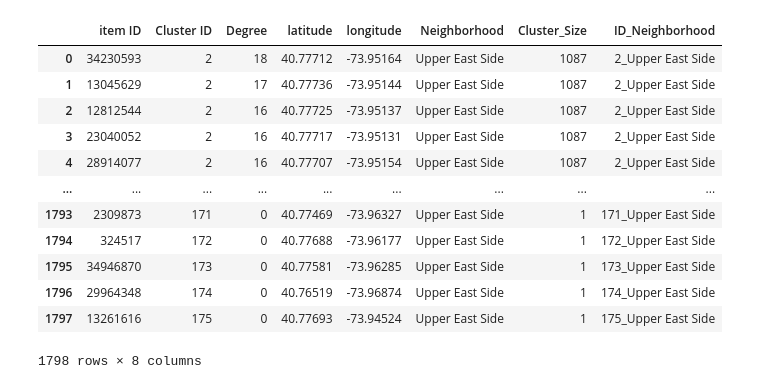
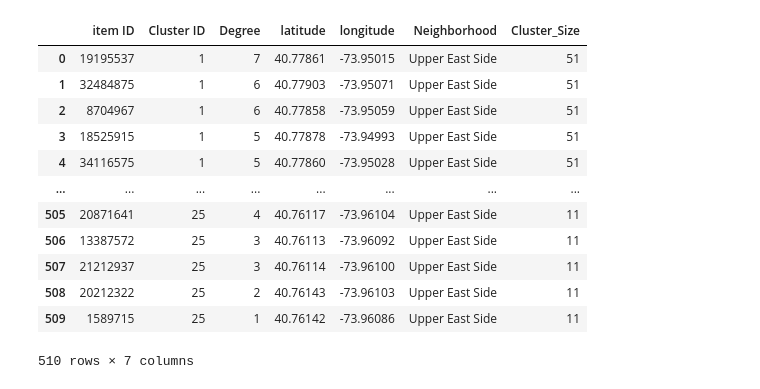
Before and after one commit to sayarghoshroy/LoClus, a Jupyter notebook: draw_clusters.ipynb, the cells around one changed output. Saved outputs shown, nothing was run; the diff lists cells and outputs as text; code cells hidden in the pictures.

```diff
--- a/draw_clusters.ipynb
+++ b/draw_clusters.ipynb
@@ -19,30 +21,39 @@ mapbox_token = '_'
 px.set_mapbox_access_token(mapbox_token)
 # %%
 path = 'drive/My Drive/place2crash_data/results/'
-# %%
-cscale = [[0.0, 'rgb(165,0,38)'],
-          [0.004, 'rgb(215,48,39)'],
-          [0.01, 'rgb(250, 152, 122)'],
-          [0.08, 'rgb(208, 254, 144)'],
-          [0.1, 'rgb(0, 255, 179)'],
-          [0.3, 'rgb(171,217,233)'],
-          [0.7, 'rgb(116,173,209)'],
-          [0.9, 'rgb(69,117,180)'],
-          [1.0, 'rgb(49,54,149)']]
 # %%
+def make_unique(IDs):
+  mapped = {}
+  unicount = 1
+  IDs = IDs.to_list()
+
+  for true_ID in IDs:
+    if true_ID in mapped.keys():
+      continue
+    mapped[true_ID] = unicount
+    unicount += 1
+
+  for index, _ in enumerate(range(len(IDs))):
+    IDs[index] = mapped[IDs[index]]
+
+  return IDs
+
 def load_plot(neighborhood = 'Harlem', min_size = 10, dist_threshold = 50, display_frame = True):
   global cscale
   file_name = 'neighborhood' + '-' + neighborhood + '-' + str(dist_threshold) + '-cluster_info.csv'
   clusters = pd.read_csv(path + file_name, index_col = False)
+  clusters = clusters[clusters['Cluster_Size'] > 10]
+  clusters = clusters.drop('ID_Neighborhood', axis = 1)
+  clusters['Cluster ID'] = make_unique(clusters['Cluster ID'])
 
   if display_frame:
     display(clusters)
 
   print('', flush = True)
 
-  fig = px.scatter_mapbox(clusters[clusters['Cluster_Size'] > 10], lat = 'latitude', lon = 'longitude',
-                        color = 'Cluster ID', size = 'Degree', color_continuous_scale = cscale,
-                        height = 680, size_max = 16, zoom = 12.5)
+  fig = px.scatter_mapbox(clusters, lat = 'latitude', lon = 'longitude', opacity = 0.40,
+                        color = 'Cluster ID', size = 'Degree', color_continuous_scale = 'hsv',
+                        height = 680, size_max = 16, zoom = 13.0, title = neighborhood)
 
   fig.show()
 # %%
@@ -98,19 +109,19 @@ load_plot('Upper West Side')
 [interactive output not drawn]
 # %%
-load_plot('Upper East Side', min_size = 20)
+load_plot('Upper East Side', dist_threshold = 30, min_size = 10)
 # %% [output]
-|  | item ID | Cluster ID | Degree | latitude | longitude | Neighborhood | Cluster_Size | ID_Neighborhood |
-| 0 | 34230593 | 2 | 18 | 40.77712 | -73.95164 | Upper East Side | 1087 | 2_Upper East Side |
-| 1 | 13045629 | 2 | 17 | 40.77736 | -73.95144 | Upper East Side | 1087 | 2_Upper East Side |
-| 2 | 12812544 | 2 | 16 | 40.77725 | -73.95137 | Upper East Side | 1087 | 2_Upper East Side |
-| 3 | 23040052 | 2 | 16 | 40.77717 | -73.95131 | Upper East Side | 1087 | 2_Upper East Side |
-| 4 | 28914077 | 2 | 16 | 40.77707 | -73.95154 | Upper East Side | 1087 | 2_Upper East Side |
-| ... | ... | ... | ... | ... | ... | ... | ... | ... |
-| 1793 | 2309873 | 171 | 0 | 40.77469 | -73.96327 | Upper East Side | 1 | 171_Upper East Side |
-| 1794 | 324517 | 172 | 0 | 40.77688 | -73.96177 | Upper East Side | 1 | 172_Upper East Side |
-| 1795 | 34946870 | 173 | 0 | 40.77581 | -73.96285 | Upper East Side | 1 | 173_Upper East Side |
-| 1796 | 29964348 | 174 | 0 | 40.76519 | -73.96874 | Upper East Side | 1 | 174_Upper East Side |
-| 1797 | 13261616 | 175 | 0 | 40.77693 | -73.94524 | Upper East Side | 1 | 175_Upper East Side |
+|  | item ID | Cluster ID | Degree | latitude | longitude | Neighborhood | Cluster_Size |
+| 0 | 19195537 | 1 | 7 | 40.77861 | -73.95015 | Upper East Side | 51 |
+| 1 | 32484875 | 1 | 6 | 40.77903 | -73.95071 | Upper East Side | 51 |
+| 2 | 8704967 | 1 | 6 | 40.77858 | -73.95059 | Upper East Side | 51 |
+| 3 | 18525915 | 1 | 5 | 40.77878 | -73.94993 | Upper East Side | 51 |
+| 4 | 34116575 | 1 | 5 | 40.77860 | -73.95028 | Upper East Side | 51 |
+| ... | ... | ... | ... | ... | ... | ... | ... |
+| 505 | 20871641 | 25 | 4 | 40.76117 | -73.96104 | Upper East Side | 11 |
+| 506 | 13387572 | 25 | 3 | 40.76113 | -73.96092 | Upper East Side | 11 |
+| 507 | 21212937 | 25 | 3 | 40.76114 | -73.96100 | Upper East Side | 11 |
+| 508 | 20212322 | 25 | 2 | 40.76143 | -73.96103 | Upper East Side | 11 |
+| 509 | 1589715 | 25 | 1 | 40.76142 | -73.96086 | Upper East Side | 11 |
-1798 rows × 8 columns
+510 rows × 7 columns
 [interactive output not drawn]
 # %%
```
Also changed, not shown: parts of 8 cells of this notebook.
